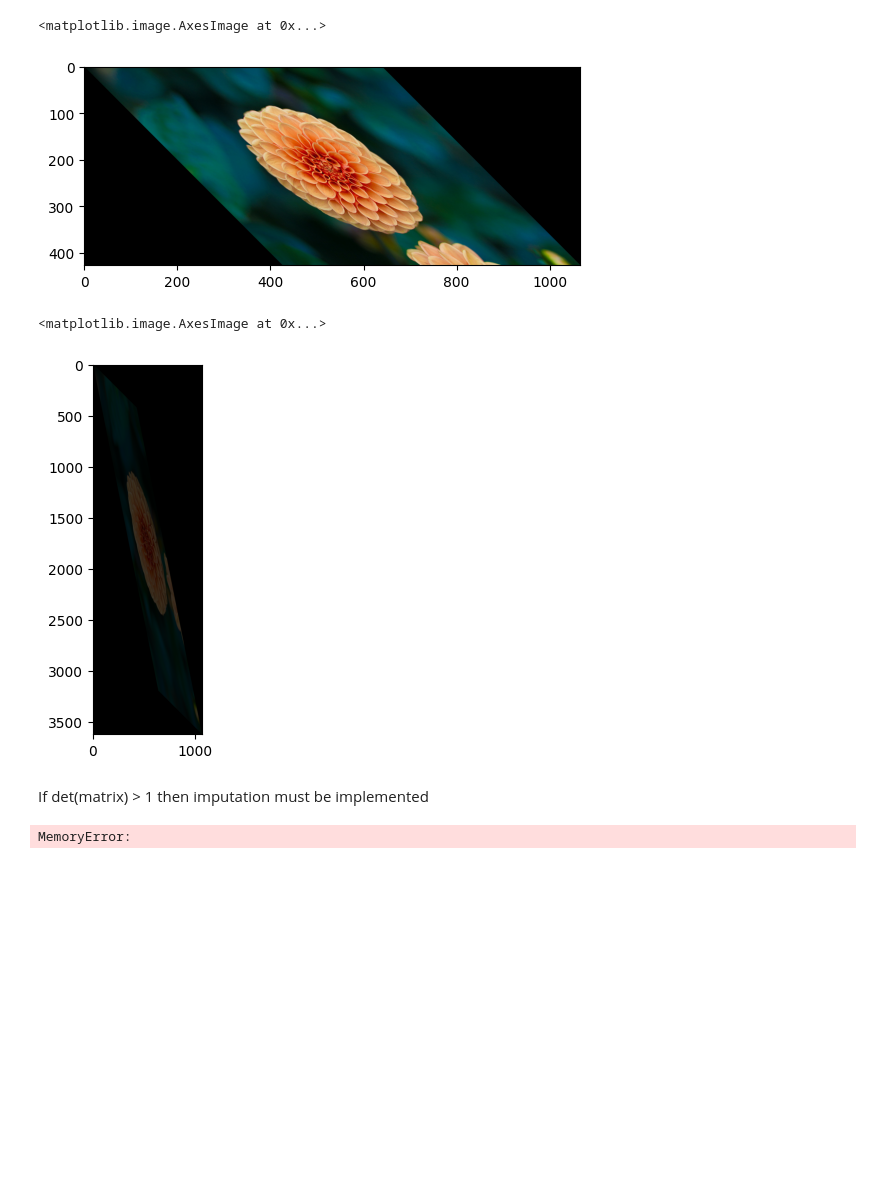
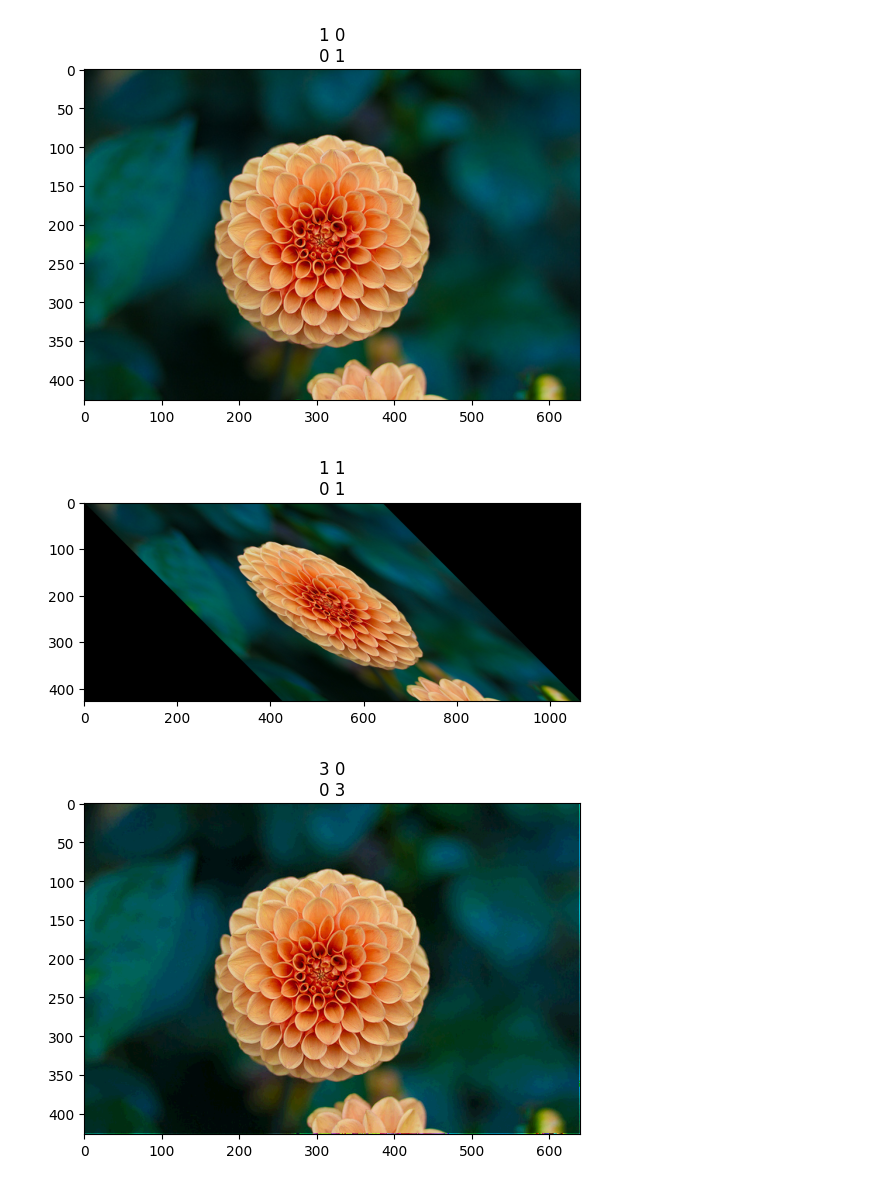
Before and after one commit to York-Citynew/image_transformation, a Jupyter notebook: image_transformation.ipynb, the cells around one changed output. Drawn from its saved outputs; the diff is of its cells as text; code cells hidden in the pictures; blank space fills up the shorter version.

```diff
--- a/image_transformation.ipynb
+++ b/image_transformation.ipynb
@@ -20,30 +20,22 @@ def transform(image, matrix):
             abs_tx, abs_ty = abs(tx), abs(ty)
             if abs_tx > max_x: max_x = abs_tx
             if abs_ty > max_y: max_y = abs_ty
-    transformed_image = [[[0,0,0] for _ in range(max_x + 1)] for __ in range(max_y + 1)]
+    transformed_image = np.zeros((max_y + 1, max_x + 1, 3), np.uint8)
     for row in vector_image:
         for (x, y), rgb in row:
-            transformed_image[y][x] = rgb
+            transformed_image[y, x] = rgb
+    scale = int(np.sqrt(abs(np.linalg.det(matrix))))
+    if np.linalg.det(matrix) != 1:
+        transformed_image = np.asarray(Image.fromarray(transformed_image).reduce(scale)) * scale ** 2
     return transformed_image
-# %%
-transformed_image = transform(flower, [[1,1],[5,1]])
-# %%
-plt.imshow(transform(flower, [[1,1],
-                              [0,1]]))
-# %% [output]
-<matplotlib.image.AxesImage at 0x...>
-[figure, removed]
-# %%
-plt.imshow(transformed_image)
-# %% [output]
-<matplotlib.image.AxesImage at 0x...>
-[figure, removed]
-# %% [markdown]
-If det(matrix) > 1 then imputation must be implemented
-# %%
-y, x, z = np.array(transformed_image).shape
-kernel = np.zeros((y,x,z))
-kernel[y//2-y//40:y//2+y//40,x//2-x//40:x//2+x//40,:] = 1
-convolved_image = convolve(transformed_image,kernel) #TODO
-# %% [output]
-MemoryError:
+# %%
+transformations = ([[1,0],[0,1]],[[1,1],[0,1]],[[3,0],[0,3]],[[3,3],[0,3]],[[3,1],[0,3]],[[1,2],[3,4]],[[-1,0],[0,1]],[[7,0],[0,7]],[[7,0],[7,7]])
+for transformation in transformations:
+    transformed_image = transform(flower, transformation)
+    plt.imshow(transformed_image)
+    plt.title(f'{transformation}'.replace('], ', '\n').replace('[','').replace(']','').replace(',',''))
+    plt.show()
+# %% [output]
+[figure, added]
+[figure, added]
+[figure, added]
```
Also changed, not shown: parts of 3 cells of this notebook, 1 other file.
